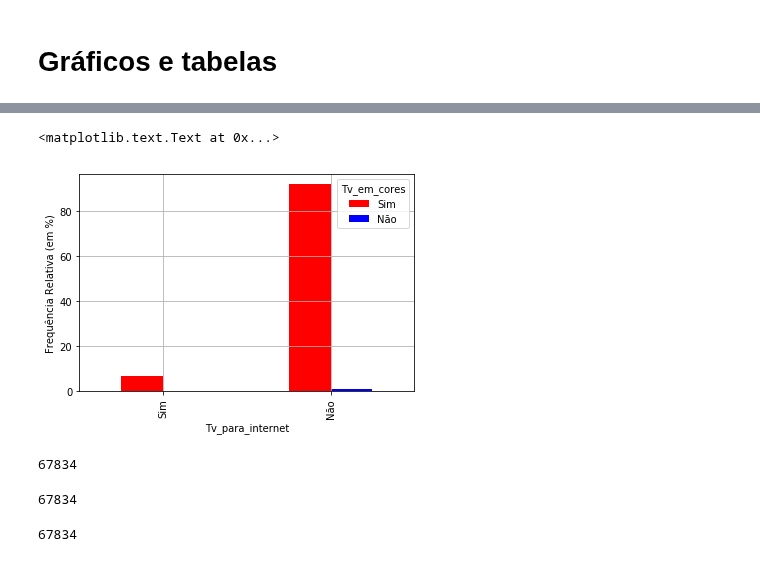
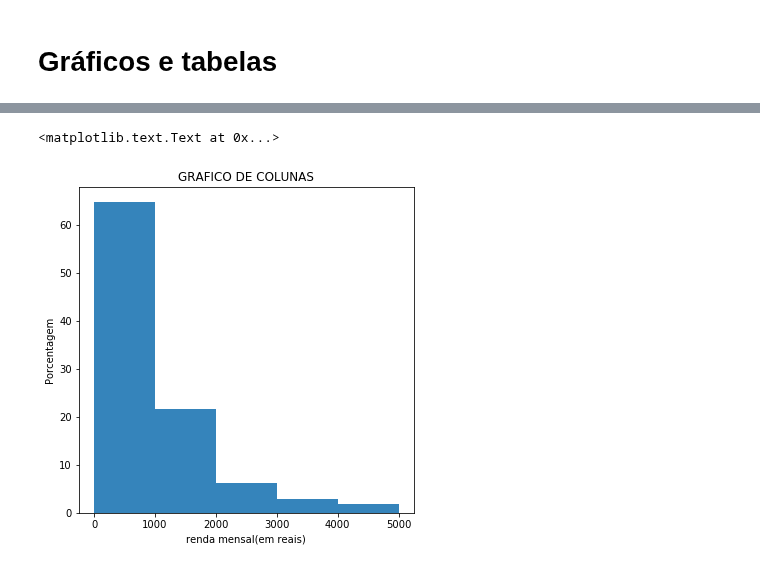
Before and after one commit to vinihsu/Ci-ncia-dos-Dados, a Jupyter notebook: Projeto 1.ipynb, the cells around one changed output, grey strips where cells are left out. Drawn from its saved outputs; the diff is of its cells as text; code cells hidden in the pictures.

```diff
--- a/Projeto 1.ipynb
+++ b/Projeto 1.ipynb
@@ -119,11 +149,6 @@ notas14.V02426 = notas.V02426.astype('category')
 
 # Troca de valores numérico por valores qualitativos
 # %%
-notas.V0226.cat.categories = ('Sim','Não')
-notas.V0227.cat.categories = ('Sim','Não')
-notas.V02272.cat.categories = ('Sim','Não')
-notas.V02273.cat.categories = ('Sim','Não',"Não Sabe")
-notas.V02274.cat.categories = ('Sim','Não',"Não Sabe")
 notas.V0232.cat.categories = ('Sim','Não')
 notas.V02321.cat.categories = ('Sim','Não')
 notas.V02322.cat.categories = ('Sim','Não')
@@ -136,15 +161,9 @@ notas.V02424.cat.categories = ('Sim','Não')
 notas.V02425.cat.categories = ('Sim','Não')
 notas.V02426.cat.categories = ('Sim','Não')
 
-notas = notas.rename(columns={"V0226":"Tv_em_cores", "V02326": "Tv_para_internet", "V0227":"Tv_em_preto_branco", "VV02272":
-                             'Tv_por_assinatura', "V02273":"Tv_com_sinal_digital", "V02274":"Tv_com_antena", "V0232":"Computador_para_internet", "V02321":"Tem_tablet", "V02322":"Internet_em_casa", "V02323":"Tv_com_antena", "V02324":"Celular_para_internet", "V02325":"Tablet_para_internet", "V02327":"Outros_para_internet", "V02424":"internet_3G/4G", "V02425":"internet_discada", "V02426":"internet_banda_larga" })
+notas = notas.rename(columns={"V02326": "Tv_para_internet", "V0232":"Computador_para_internet", "V02321":"Tem_tablet", "V02322":"Internet_em_casa", "V02324":"Celular_para_internet", "V02325":"Tablet_para_internet", "V02327":"Outros_para_internet", "V02424":"internet_3G/4G", "V02425":"internet_discada", "V02426":"internet_banda_larga", "V4621": "Renda" })
 
 
-notas13.V0226.cat.categories = ('Sim','Não')
-notas13.V0227.cat.categories = ('Sim','Não')
-notas13.V02272.cat.categories = ('Sim','Não')
-notas13.V02273.cat.categories = ('Sim','Não',"Não Sabe")
-notas13.V02274.cat.categories = ('Sim','Não',"Não Sabe")
 notas13.V0232.cat.categories = ('Sim','Não')
 notas13.V02321.cat.categories = ('Sim','Não')
 notas13.V02322.cat.categories = ('Sim','Não')
@@ -157,15 +176,9 @@ notas13.V02424.cat.categories = ('Sim','Não')
 notas13.V02425.cat.categories = ('Sim','Não')
 notas13.V02426.cat.categories = ('Sim','Não')
 
-notas13 = notas13.rename(columns={"V0226":"Tv_em_cores", "V02326": "Tv_para_internet", "V0227":"Tv_em_preto_branco", "VV02272":
-                             'Tv_por_assinatura', "V02273":"Tv_com_sinal_digital", "V02274":"Tv_com_antena", "V0232":"Computador_para_internet", "V02321":"Tem_tablet", "V02322":"Internet_em_casa", "V02323":"Tv_com_antena", "V02324":"Celular_para_internet", "V02325":"Tablet_para_internet", "V02327":"Outros_para_internet", "V02424":"internet_3G/4G", "V02425":"internet_discada", "V02426":"internet_banda_larga" })
+notas13 = notas13.rename(columns={"V02326": "Tv_para_internet", "V0232":"Computador_para_internet", "V02321":"Tem_tablet", "V02322":"Internet_em_casa", "V02324":"Celular_para_internet", "V02325":"Tablet_para_internet", "V02327":"Outros_para_internet", "V02424":"internet_3G/4G", "V02425":"internet_discada", "V02426":"internet_banda_larga", "V4621": "Renda" })
 
 
-notas14.V0226.cat.categories = ('Sim','Não')
-notas14.V0227.cat.categories = ('Sim','Não')
-notas14.V02272.cat.categories = ('Sim','Não')
-notas14.V02273.cat.categories = ('Sim','Não',"Não Sabe")
-notas14.V02274.cat.categories = ('Sim','Não',"Não Sabe")
 notas14.V0232.cat.categories = ('Sim','Não')
 notas14.V02321.cat.categories = ('Sim','Não')
 notas14.V02322.cat.categories = ('Sim','Não')
@@ -178,5 +191,9 @@ notas14.V02424.cat.categories = ('Sim','Não')
 notas14.V02425.cat.categories = ('Sim','Não')
 notas14.V02426.cat.categories = ('Sim','Não')
 
-notas14 = notas14.rename(columns={"V0226":"Tv_em_cores", "V02326": "Tv_para_internet", "V0227":"Tv_em_preto_branco", "VV02272":
-                             'Tv_por_assinatura', "V02273":"Tv_com_sinal_digital", "V02274":"Tv_com_antena", "V0232":"Computador_para_internet", "V02321":"Tem_tablet", "V02322":"Internet_em_casa", "V02323":"Tv_com_antena", "V02324":"Celular_para_internet", "V02325":"Tablet_para_internet", "V02327":"Outros_para_internet", "V02424":"internet_3G/4G", "V02425":"internet_discada", "V02426":"internet_banda_larga" })
+notas14 = notas14.rename(columns={"V02326": "Tv_para_internet", "V0232":"Computador_para_internet", "V02321":"Tem_tablet", "V02322":"Internet_em_casa", "V02324":"Celular_para_internet", "V02325":"Tablet_para_internet", "V02327":"Outros_para_internet", "V02424":"internet_3G/4G", "V02425":"internet_discada", "V02426":"internet_banda_larga", "V4621": "Renda" })
+
+notas13.Renda = notas13.Renda[notas13.Renda!=999999999999]
+# %%
+notas13 = notas13[(notas13.Renda.notnull())]
+notas13.iloc[:, -22:-21]
@@ -229,0 +247,8 @@ notas_internet14
+# %%
+Renda13_cat = pd.cut(notas13.Renda, bins=10)
+Renda14_cat = pd.cut(notas14.Renda, bins=10)
+Renda_cat = pd.cut(notas.Renda, bins=10)
+
+faixa = range(0,5001,1000)
+Renda13_cat = pd.cut(notas13.Renda, bins=faixa)
+Renda13_cat.value_counts(sort=False, normalize=True)*100
@@ -286,21 +284,8 @@ plt.ylabel('Frequência Relativa (em %)')
-# %%
-ct2 = pd.crosstab(notas.Tv_para_internet, notas.Tv_em_cores)
-ct2 = (ct2/ct2.sum().sum()*100).round(decimals=0)
-ct2.plot(kind='bar', color=('red','blue'))
-plt.grid()
-plt.ylabel('Frequência Relativa (em %)')
-# %% [output]
-<matplotlib.text.Text at 0x...>
-[figure, removed]
-# %%
-notas.Tv_para_internet.value_counts().sum()
-# %% [output]
-67834
-# %%
-notas.Tablet_para_internet.value_counts().sum()
-# %% [output]
-67834
-# %%
-notas.Celular_para_internet.value_counts().sum()
-# %% [output]
-67834
+# %%
+from numpy import zeros_like
+plot = notas13.Renda.plot.hist(bins=faixa,title='GRAFICO DE COLUNAS', weights=zeros_like(notas13.Renda)+1./notas13.Renda.size*100, figsize=(6, 6), alpha=0.9)
+plt.ylabel('Porcentagem')
+plt.xlabel('renda mensal(em reais)')
+# %% [output]
+<matplotlib.text.Text at 0x...>
+[figure, added]
```
Also changed, not shown: parts of 26 cells of this notebook.
